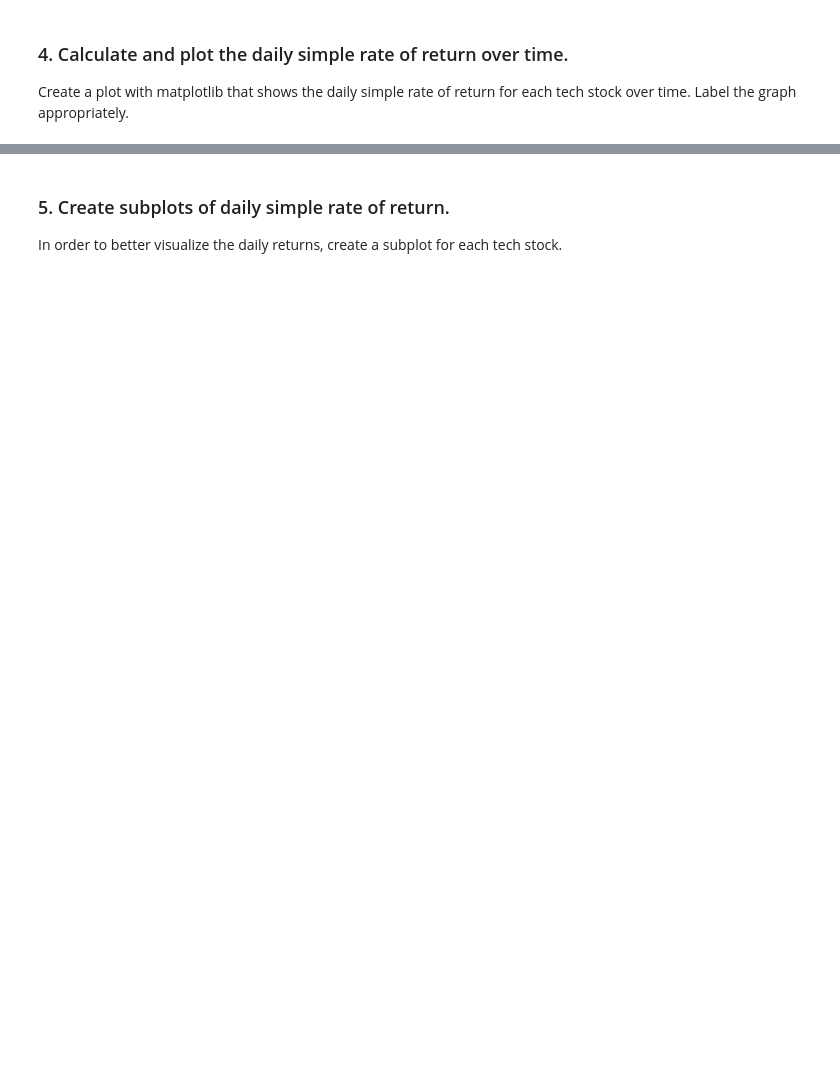
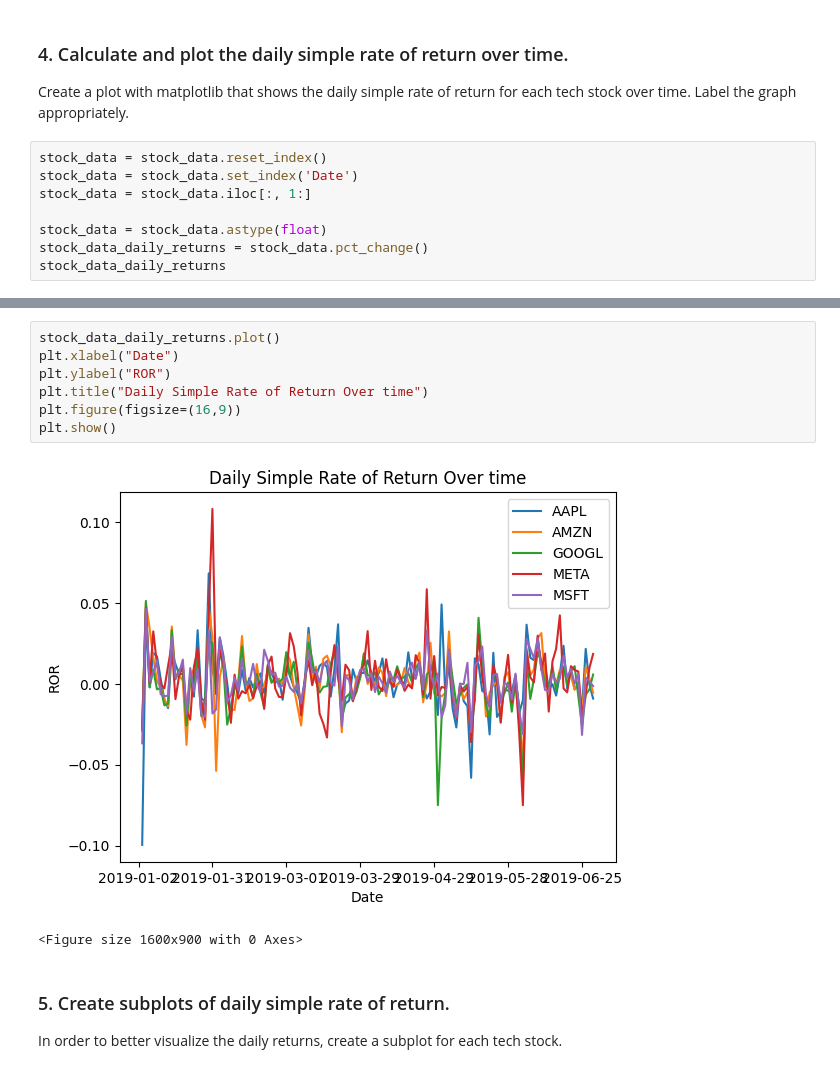
Before and after one commit to vhurdaneta/Visualazing-Tech-Stocks-Project---Analyze-Financial-Data-with-Python, a Jupyter notebook: visualizing_tech_stocks.ipynb, the cells around one changed output, grey strips where cells are left out. Saved outputs shown, nothing was run; the diff lists cells and outputs as text; blank space fills up the shorter version.

```diff
--- a/visualizing_tech_stocks.ipynb
+++ b/visualizing_tech_stocks.ipynb
@@ -64,3 +82,11 @@ Create a plot with matplotlib that shows the adjusted closing prices of each sto
 # %% [markdown]
 ### 4. Calculate and plot the daily simple rate of return over time.
 Create a plot with matplotlib that shows the daily simple rate of return for each tech stock over time. Label the graph appropriately.
+# %%
+stock_data = stock_data.reset_index()
+stock_data = stock_data.set_index('Date')
+stock_data = stock_data.iloc[:, 1:]
+
+stock_data = stock_data.astype(float)
+stock_data_daily_returns = stock_data.pct_change()
+stock_data_daily_returns
@@ -67,3 +108,13 @@ Create a plot with matplotlib that shows the daily simple rate of return for eac
+# %%
+stock_data_daily_returns.plot()
+plt.xlabel("Date")
+plt.ylabel("ROR")
+plt.title("Daily Simple Rate of Return Over time")
+plt.figure(figsize=(16,9))
+plt.show()
+# %% [output]
+[figure, added]
+<Figure size 1600x900 with 0 Axes>
 # %% [markdown]
 ### 5. Create subplots of daily simple rate of return.
 In order to better visualize the daily returns, create a subplot for each tech stock.
```
Also changed, not shown: parts of 7 cells of this notebook, 1 other file.
